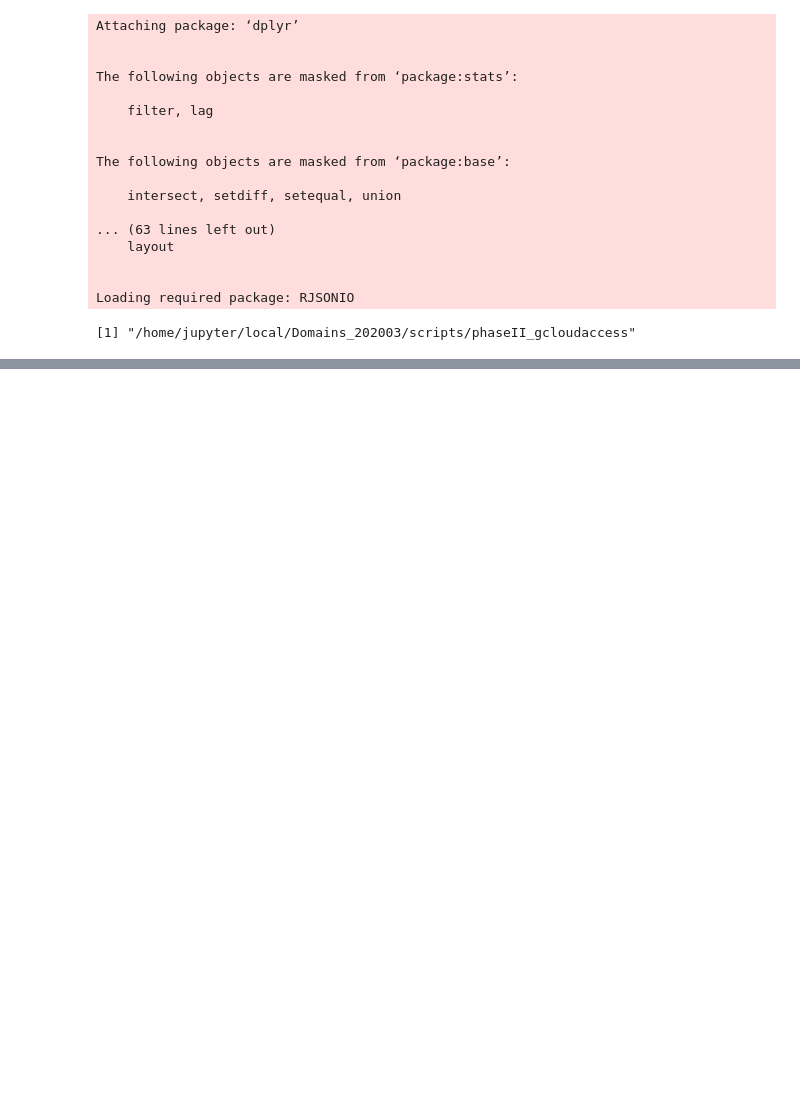
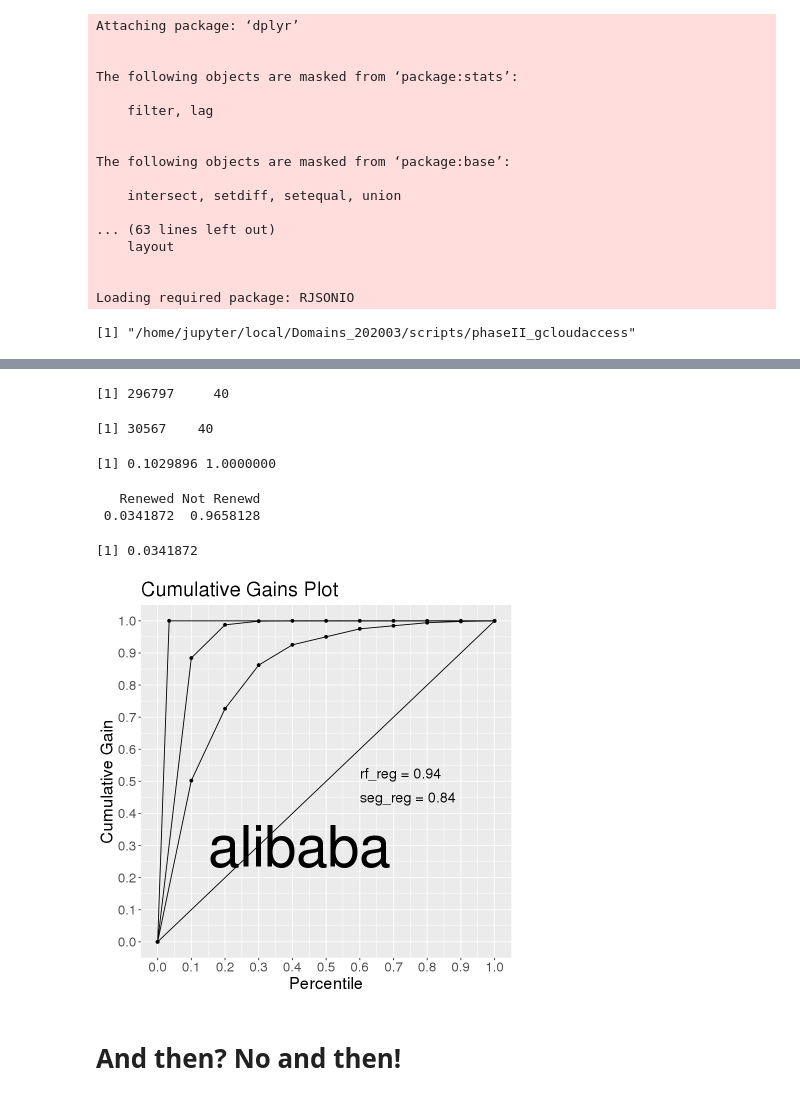
Before and after one commit to liouviaglou/Domains, a Jupyter notebook: scripts/phaseII_gcloudaccess/seg_rf.ipynb, the cells around one changed output, grey strips where cells are left out. Saved outputs shown, nothing was run; the diff lists cells and outputs as text; code cells hidden in the pictures; blank space fills up the shorter version.

```diff
--- a/scripts/phaseII_gcloudaccess/seg_rf.ipynb
+++ b/scripts/phaseII_gcloudaccess/seg_rf.ipynb
@@ -52,0 +388,2 @@ source('load_prep_data_expiry.R')
+# %%
+reg_name='alibaba'
@@ -52,0 +453,64 @@ source('load_prep_data_expiry.R')
+# %%
+# seg_glm
+
+# subset data
+
+dim(seg_glm_expiry_exptest)
+cat('\n')
+
+seg_glm_expiry_exptest_reg <-seg_glm_expiry_exptest %>% filter(registrar==reg_name)
+
+
+dim(seg_glm_expiry_exptest_reg)
+cat('\n')
+
+
+dim(seg_glm_expiry_exptest_reg)/dim(seg_glm_expiry_exptest)
+
+
+
+seg_glm_expiry_exptest_pred_df_reg = data.frame("actual" = seg_glm_expiry_exptest_reg$renewal_status,
+          "predicted" = seg_glm_expiry_exptest_reg$first_renewal_prediction)
+
+lift_df_seg_glm_expiry_exptest_reg <- chart_lift(pred_df = seg_glm_expiry_exptest_pred_df_reg,
+                        dep_var = "actual",
+                        pred_var = "predicted")
+
+gains_plot_seg_glm_expiry_exptest_reg <- plot_gains (lift_df_seg_glm_expiry_exptest_reg)
+
+auc_seg_glm_expiry_exptest_reg<- calc_auc(lift_df_seg_glm_expiry_exptest_reg)
+
+
+# saveRDS(lift_df_seg_glm_expiry_exptest, file.path('../../data/output/',"lift_df_seg_glm_expiry_exptest"))
+# %% [output]
+[1] 296797     40
+[1] 30567    40
+[1] 0.1029896 1.0000000
+# %%
+prop.table(table(seg_glm_expiry_exptest_reg$renewal_status))
+# %% [output]
+   Renewed Not Renewd
+ 0.0341872  0.9658128
+# %%
+prop_positive = prop.table(table(seg_glm_expiry_exptest_reg$renewal_status))[[1]]
+prop_positive
+# %% [output]
+[1] 0.0341872
+# %%
+plot_multigains_reg <- plot_multigains(
+    lift_df_list=list(
+        rf_reg = lift_df_ranger_03_reg,
+        seg_reg = lift_df_seg_glm_expiry_exptest_reg),
+    auc_list = list(
+        rf_reg= calc_auc(lift_df_ranger_03_reg),
+        seg_reg= calc_auc(lift_df_seg_glm_expiry_exptest_reg)),
+    prop_positive = prop_positive)
+# png(file = "../../data/output/plot_multigains_03_summ4.png",
+#     width = 500, height = 375)
+plot(plot_multigains_reg +
+      annotate("text", x = .15, y = .3, hjust = 0, label=reg_name, size = 24))
+# dev.off()
+# %% [output]
+[figure, added]
+# %% [markdown]
+# And then? No and then!
```
Also changed, not shown: parts of 30 cells of this notebook, 1 other file.
